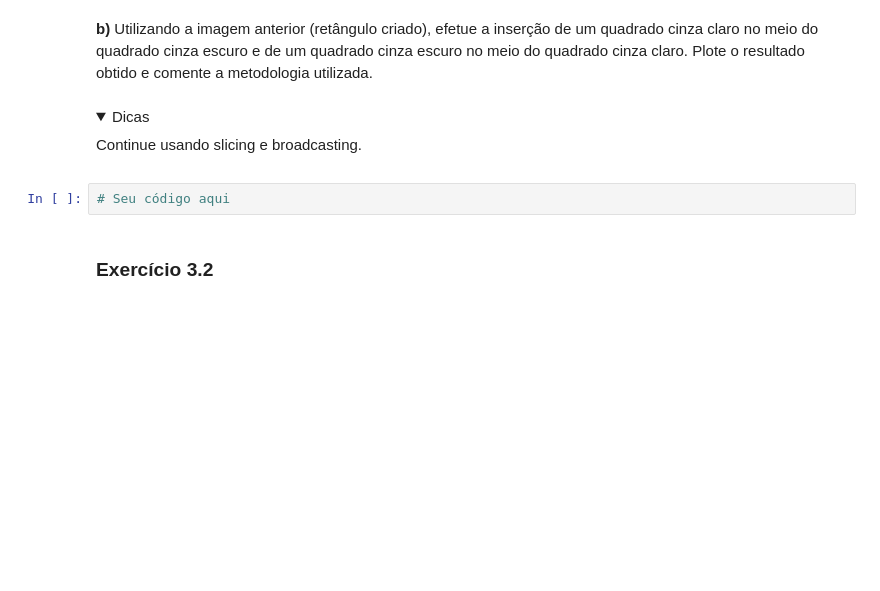
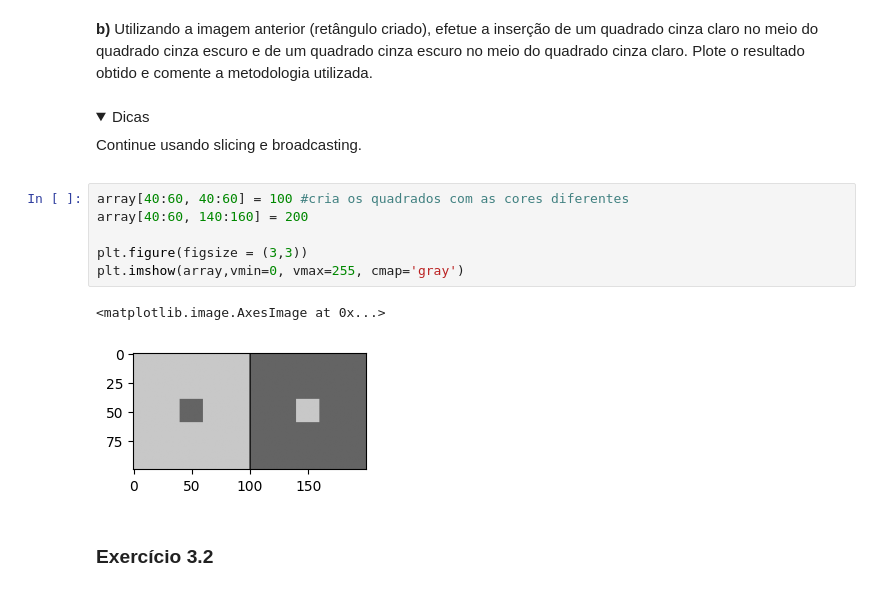
Before and after one commit to UNICAMP-EA979/2026s1-pi01-numpy-beatrizbarbosay, a Jupyter notebook: Atividade.ipynb, the cells around one changed output. Drawn from its saved outputs; the diff is of its cells as text; folded sections open; blank space fills up the shorter version.

```diff
--- a/Atividade.ipynb
+++ b/Atividade.ipynb
@@ -312,8 +361,15 @@ plt.imshow(array,vmin=0, vmax=255, cmap='gray')
   Continue usando slicing e broadcasting.
 
 </details>
-# %%
-# Seu código aqui
+# %%
+array[40:60, 40:60] = 100 #cria os quadrados com as cores diferentes
+array[40:60, 140:160] = 200
+
+plt.figure(figsize = (3,3))
+plt.imshow(array,vmin=0, vmax=255, cmap='gray')
+# %% [output]
+<matplotlib.image.AxesImage at 0x...>
+[figure, added]
 # %% [markdown]
 ### Exercício 3.2
 # %% [markdown]
```
Also changed, not shown: parts of 21 cells of this notebook.
